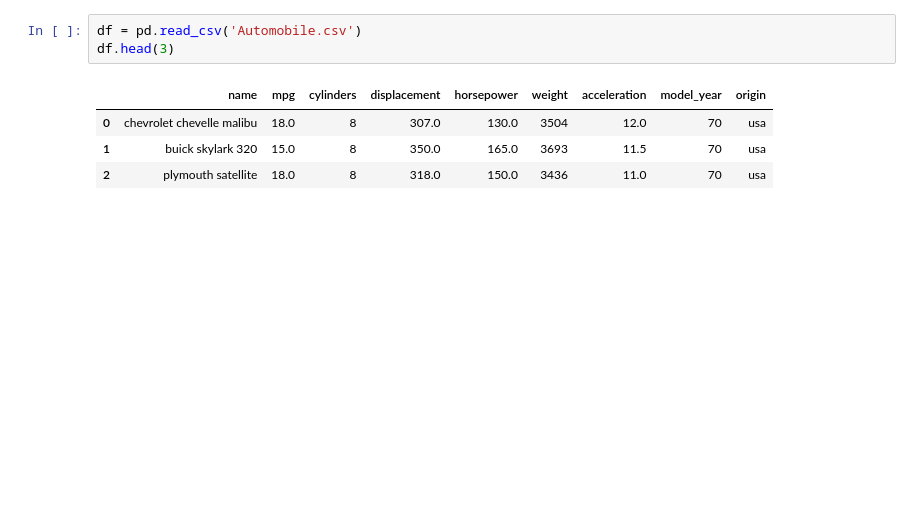
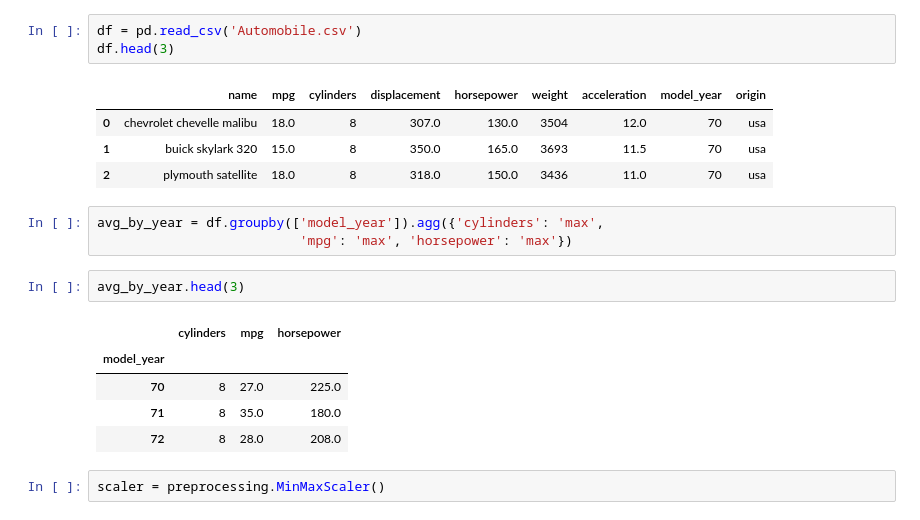
Before and after one commit to masoud533/DataVisualization, a Jupyter notebook: notebooks/AutoMobile/AutoMobile.ipynb, the cells around one changed output. Drawn from its saved outputs; the diff is of its cells as text; blank space fills up the shorter version.

```diff
--- a/notebooks/AutoMobile/AutoMobile.ipynb
+++ b/notebooks/AutoMobile/AutoMobile.ipynb
@@ -11,3 +12,16 @@ df.head(3)
 | 0 | chevrolet chevelle malibu | 18.0 | 8 | 307.0 | 130.0 | 3504 | 12.0 | 70 | usa |
 | 1 | buick skylark 320 | 15.0 | 8 | 350.0 | 165.0 | 3693 | 11.5 | 70 | usa |
 | 2 | plymouth satellite | 18.0 | 8 | 318.0 | 150.0 | 3436 | 11.0 | 70 | usa |
+# %%
+avg_by_year = df.groupby(['model_year']).agg({'cylinders': 'max',
+                          'mpg': 'max', 'horsepower': 'max'})
+# %%
+avg_by_year.head(3)
+# %% [output]
+|  | cylinders | mpg | horsepower |
+| model_year |  |  |  |
+| 70 | 8 | 27.0 | 225.0 |
+| 71 | 8 | 35.0 | 180.0 |
+| 72 | 8 | 28.0 | 208.0 |
+# %%
+scaler = preprocessing.MinMaxScaler()
```
Also changed, not shown: parts of 3 cells of this notebook.
